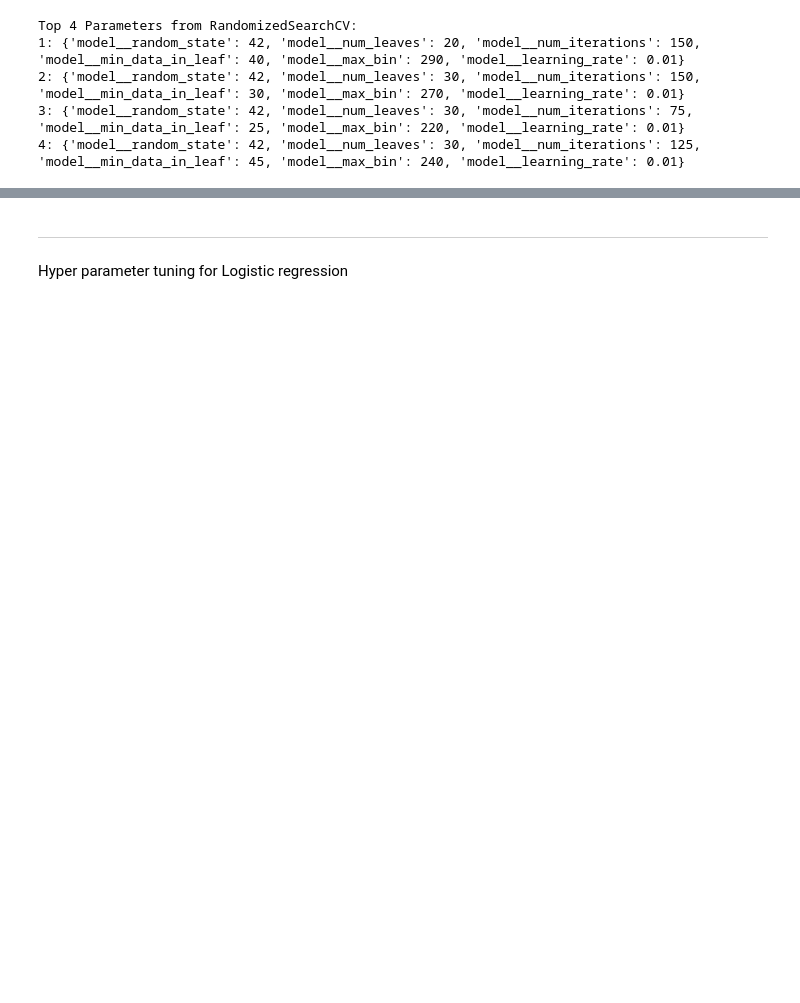
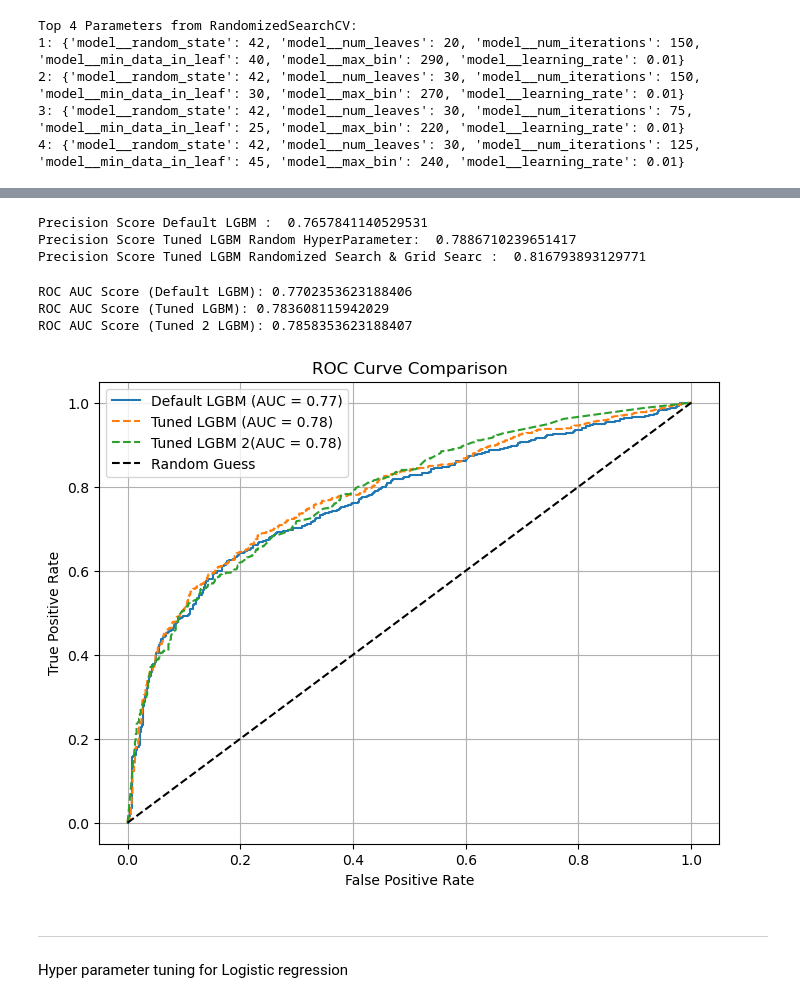
Before and after one commit to tdarum/BankCampaign, a Jupyter notebook: Capstone Project Module 3 Theresia.ipynb, the cells around one changed output, grey strips where cells are left out. Drawn from its saved outputs; the diff is of its cells as text; code cells hidden in the pictures; blank space fills up the shorter version.

```diff
--- a/Capstone Project Module 3 Theresia.ipynb
+++ b/Capstone Project Module 3 Theresia.ipynb
@@ -1590,0 +1602,56 @@ KeyboardInterrupt:
+# %%
+# Predictions
+y_pred_default = estimator.predict(x_test)
+y_pred_tuned = best_model.predict(x_test)
+y_pred_tuned_2 = best_model_2.predict(x_test)
+
+# Calculate Precision
+precision_default = precision_score(y_test, y_pred_default)
+precision_tuned = precision_score(y_test, y_pred_tuned)
+precision_tuned_2 = precision_score(y_test, y_pred_tuned_2)
+
+# Display Precision Scores
+print('Precision Score Default LGBM : ', precision_default)
+print('Precision Score Tuned LGBM Random HyperParameter: ', precision_tuned)
+print('Precision Score Tuned LGBM Randomized Search & Grid Searc : ', precision_tuned_2)
+# %% [output]
+Precision Score Default LGBM :  0.7657841140529531
+Precision Score Tuned LGBM Random HyperParameter:  0.7886710239651417
+Precision Score Tuned LGBM Randomized Search & Grid Searc :  0.816793893129771
+# %%
+# Predict probabilities for default and tuned models
+y_pred_proba_default = estimator.predict_proba(x_test)[:, 1]  # Default model
+y_pred_proba_tuned = best_model.predict_proba(x_test)[:, 1]   # Tuned model
+y_pred_proba_tuned2 = best_model_2.predict_proba(x_test)[:, 1]   # Tuned model
+
+#  ROC AUC scores
+roc_auc_default = roc_auc_score(y_test, y_pred_proba_default)
+roc_auc_tuned = roc_auc_score(y_test, y_pred_proba_tuned)
+roc_auc_tuned_2 = roc_auc_score(y_test, y_pred_proba_tuned2)
+
+#  ROC AUC scores
+print('ROC AUC Score (Default LGBM):', roc_auc_default)
+print('ROC AUC Score (Tuned LGBM):', roc_auc_tuned)
+print('ROC AUC Score (Tuned 2 LGBM):', roc_auc_tuned_2)
+# %% [output]
+ROC AUC Score (Default LGBM): 0.7702353623188406
+ROC AUC Score (Tuned LGBM): 0.783608115942029
+ROC AUC Score (Tuned 2 LGBM): 0.7858353623188407
+# %%
+fpr_default, tpr_default, _ = roc_curve(y_test, y_pred_proba_default)
+fpr_tuned, tpr_tuned, _ = roc_curve(y_test, y_pred_proba_tuned)
+fpr_tuned_2, tpr_tuned_2, _ = roc_curve(y_test, y_pred_proba_tuned2)
+
+plt.figure(figsize=(8, 6))
+plt.plot(fpr_default, tpr_default, label=f"Default LGBM (AUC = {roc_auc_default:.2f})")
+plt.plot(fpr_tuned, tpr_tuned, label=f"Tuned LGBM (AUC = {roc_auc_tuned:.2f})", linestyle='--')
+plt.plot(fpr_tuned_2, tpr_tuned_2, label=f"Tuned LGBM 2(AUC = {roc_auc_tuned:.2f})", linestyle='--')
+plt.plot([0, 1], [0, 1], 'k--', label='Random Guess')
+plt.xlabel('False Positive Rate')
+plt.ylabel('True Positive Rate')
+plt.title('ROC Curve Comparison')
+plt.legend(loc='best')
+plt.grid()
+plt.show()
+# %% [output]
+[figure, added]
```
Also changed, not shown: parts of 44 cells of this notebook.
